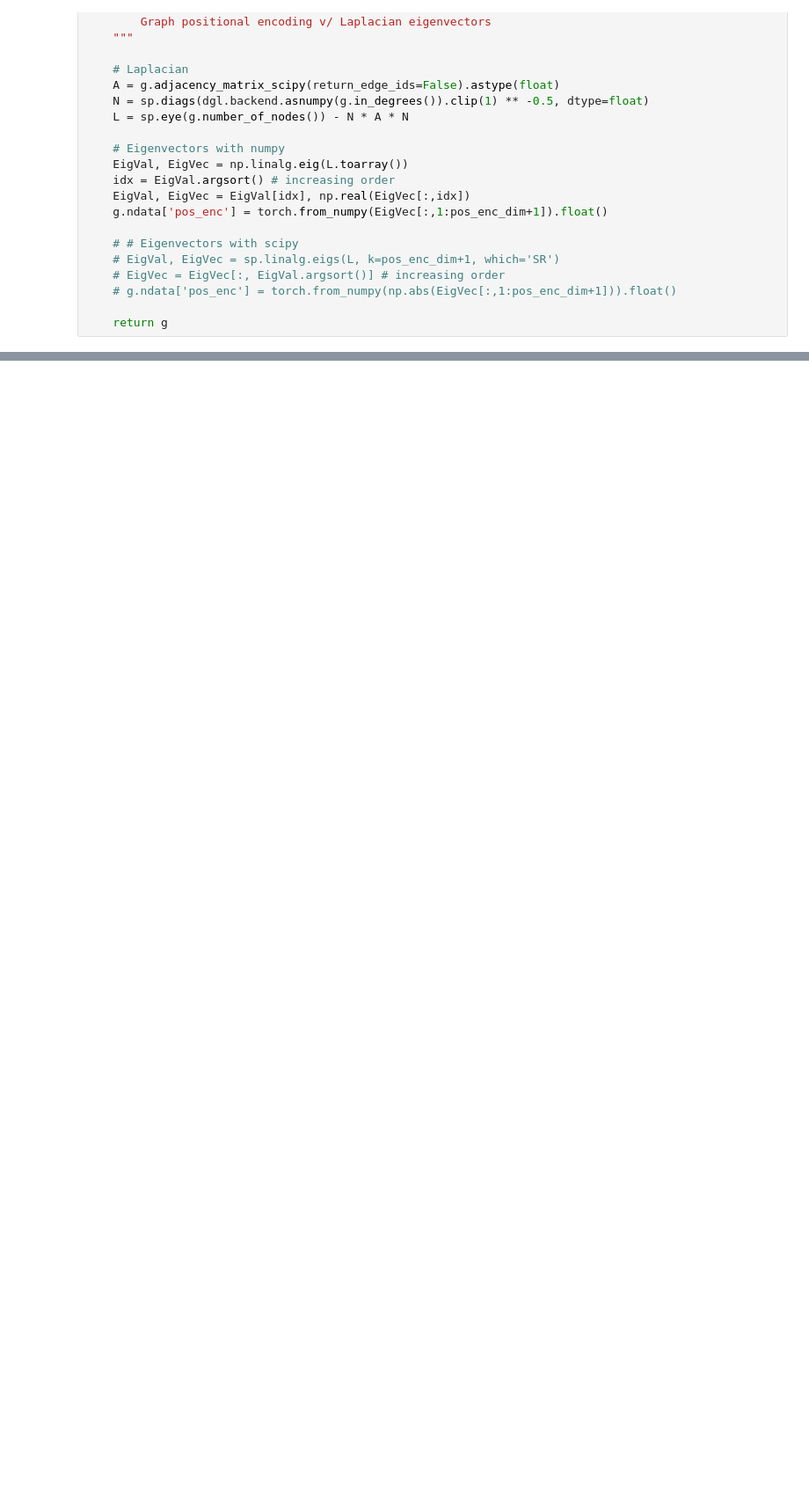
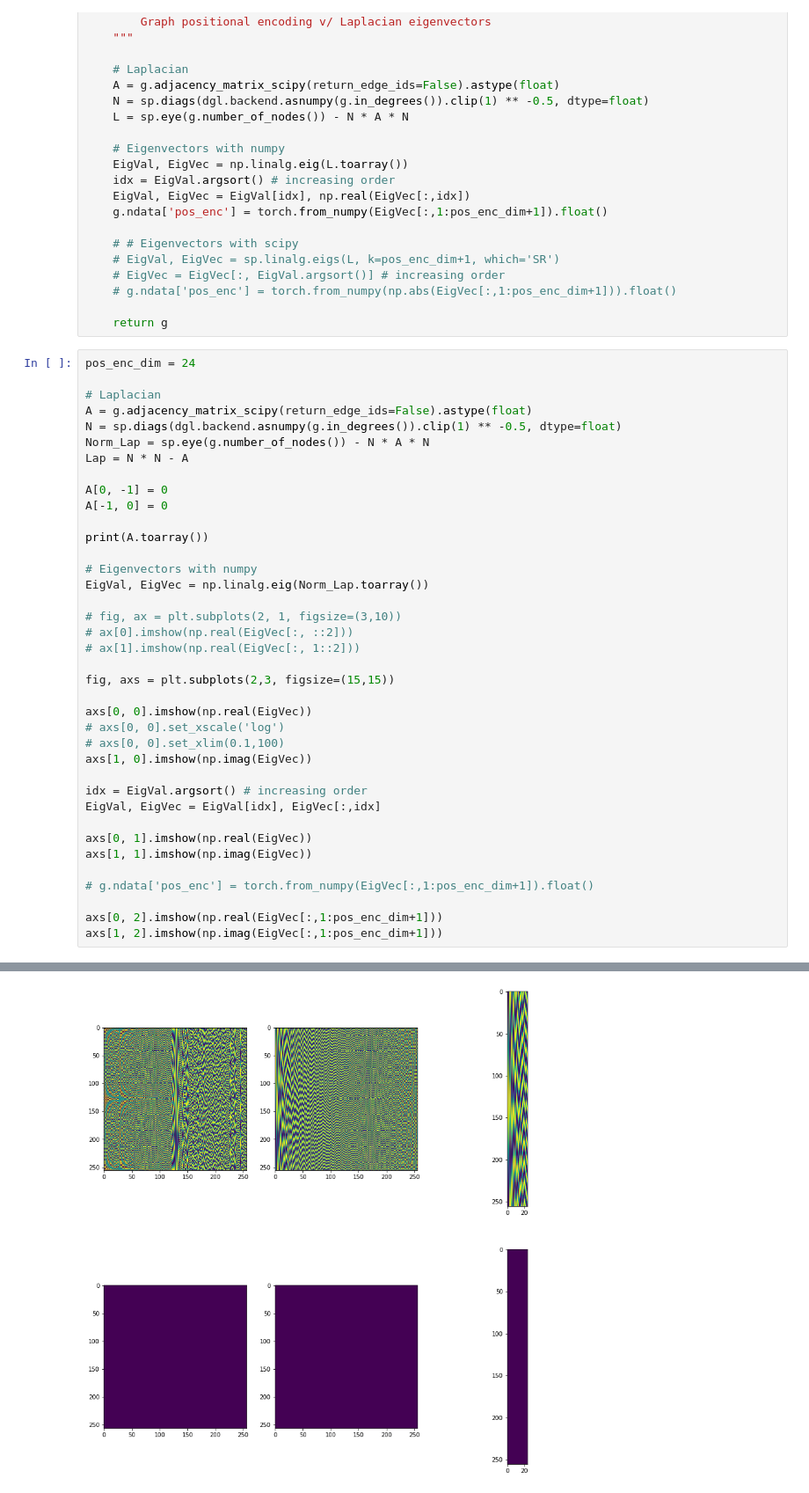
Before and after one commit to JesseAllardice/GraphPositionalEncoding, a Jupyter notebook: Exploring_difference_positional_encoding.ipynb, the cells around one changed output, grey strips where cells are left out. Shown at 88% size. Cells and saved outputs as stored; diff of their text form; blank space fills up the shorter version.

Commit message:
Made graph and investigated the norm lap eigenvectors

```diff
--- a/Exploring_difference_positional_encoding.ipynb
+++ b/Exploring_difference_positional_encoding.ipynb
@@ -34,3 +59,42 @@ def positional_encoding(g, pos_enc_dim):
     # g.ndata['pos_enc'] = torch.from_numpy(np.abs(EigVec[:,1:pos_enc_dim+1])).float()
 
     return g
+# %%
+pos_enc_dim = 24
+
+# Laplacian
+A = g.adjacency_matrix_scipy(return_edge_ids=False).astype(float)
+N = sp.diags(dgl.backend.asnumpy(g.in_degrees()).clip(1) ** -0.5, dtype=float)
+Norm_Lap = sp.eye(g.number_of_nodes()) - N * A * N
+Lap = N * N - A
+
+A[0, -1] = 0
+A[-1, 0] = 0
+
+print(A.toarray())
+
+# Eigenvectors with numpy
+EigVal, EigVec = np.linalg.eig(Norm_Lap.toarray())
+
+# fig, ax = plt.subplots(2, 1, figsize=(3,10))
+# ax[0].imshow(np.real(EigVec[:, ::2]))
+# ax[1].imshow(np.real(EigVec[:, 1::2]))
+
+fig, axs = plt.subplots(2,3, figsize=(15,15))
+
+axs[0, 0].imshow(np.real(EigVec))
+# axs[0, 0].set_xscale('log')
+# axs[0, 0].set_xlim(0.1,100)
+axs[1, 0].imshow(np.imag(EigVec))
+
+idx = EigVal.argsort() # increasing order
+EigVal, EigVec = EigVal[idx], EigVec[:,idx]
+
+axs[0, 1].imshow(np.real(EigVec))
+axs[1, 1].imshow(np.imag(EigVec))
+
+# g.ndata['pos_enc'] = torch.from_numpy(EigVec[:,1:pos_enc_dim+1]).float()
+
+axs[0, 2].imshow(np.real(EigVec[:,1:pos_enc_dim+1]))
+axs[1, 2].imshow(np.imag(EigVec[:,1:pos_enc_dim+1]))
+# %% [output]
@@ -36,0 +109 @@ def positional_encoding(g, pos_enc_dim):
+[figure, added]
```
Also changed, not shown: parts of 4 cells of this notebook.
